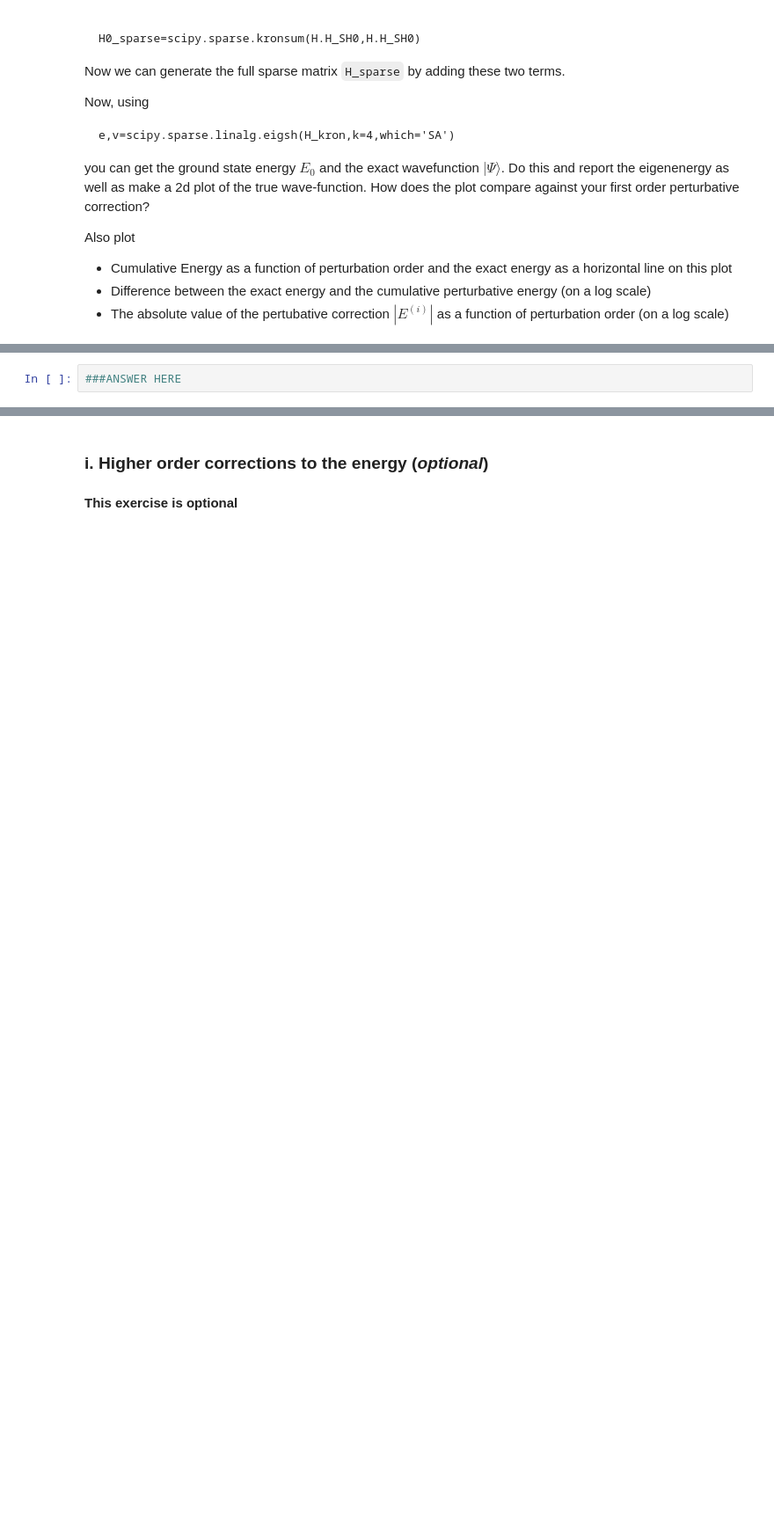
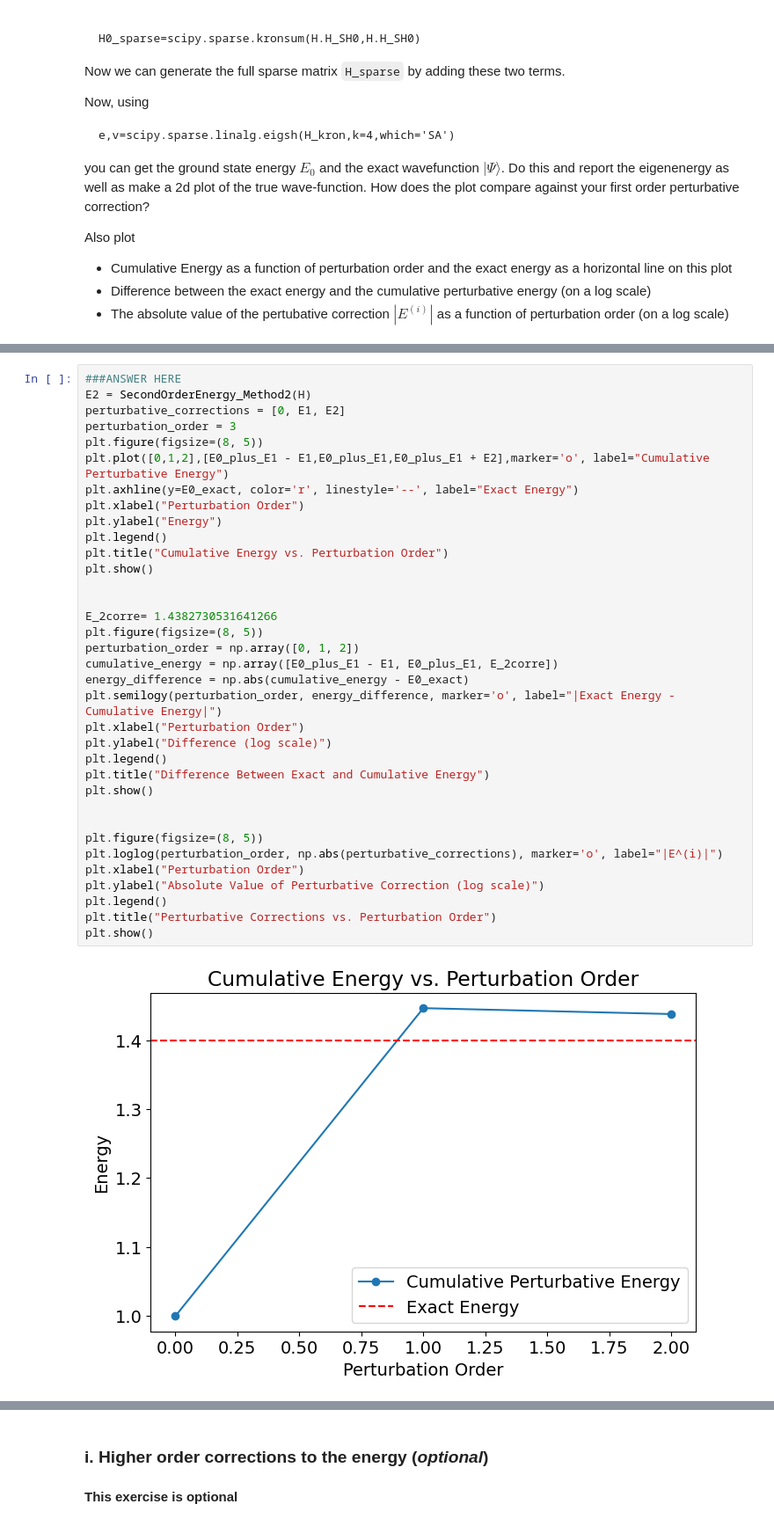
Before and after one commit to jz1225/jiayi, a Jupyter notebook: quantum_mechanics/PerturbationTheory.ipynb, the cells around one changed output, grey strips where cells are left out. Shown at 88% size. Saved outputs shown, nothing was run; the diff lists cells and outputs as text; blank space fills up the shorter version.

```diff
--- a/quantum_mechanics/PerturbationTheory.ipynb
+++ b/quantum_mechanics/PerturbationTheory.ipynb
@@ -736,2 +636,37 @@ NameError: name 'scipy' is not defined
-# %%
-###ANSWER HERE
+# %%
+###ANSWER HERE
+E2 = SecondOrderEnergy_Method2(H)
+perturbative_corrections = [0, E1, E2]
+perturbation_order = 3
+plt.figure(figsize=(8, 5))
+plt.plot([0,1,2],[E0_plus_E1 - E1,E0_plus_E1,E0_plus_E1 + E2],marker='o', label="Cumulative Perturbative Energy")
+plt.axhline(y=E0_exact, color='r', linestyle='--', label="Exact Energy")
+plt.xlabel("Perturbation Order")
+plt.ylabel("Energy")
+plt.legend()
+plt.title("Cumulative Energy vs. Perturbation Order")
+plt.show()
+
+
+E_2corre= 1.4382730531641266
+plt.figure(figsize=(8, 5))
+perturbation_order = np.array([0, 1, 2])
+cumulative_energy = np.array([E0_plus_E1 - E1, E0_plus_E1, E_2corre])
+energy_difference = np.abs(cumulative_energy - E0_exact)
+plt.semilogy(perturbation_order, energy_difference, marker='o', label="|Exact Energy - Cumulative Energy|")
+plt.xlabel("Perturbation Order")
+plt.ylabel("Difference (log scale)")
+plt.legend()
+plt.title("Difference Between Exact and Cumulative Energy")
+plt.show()
+
+
+plt.figure(figsize=(8, 5))
+plt.loglog(perturbation_order, np.abs(perturbative_corrections), marker='o', label="|E^(i)|")
+plt.xlabel("Perturbation Order")
+plt.ylabel("Absolute Value of Perturbative Correction (log scale)")
+plt.legend()
+plt.title("Perturbative Corrections vs. Perturbation Order")
+plt.show()
+# %% [output]
+[figure, added]
```
Also changed, not shown: parts of 5 cells of this notebook.
